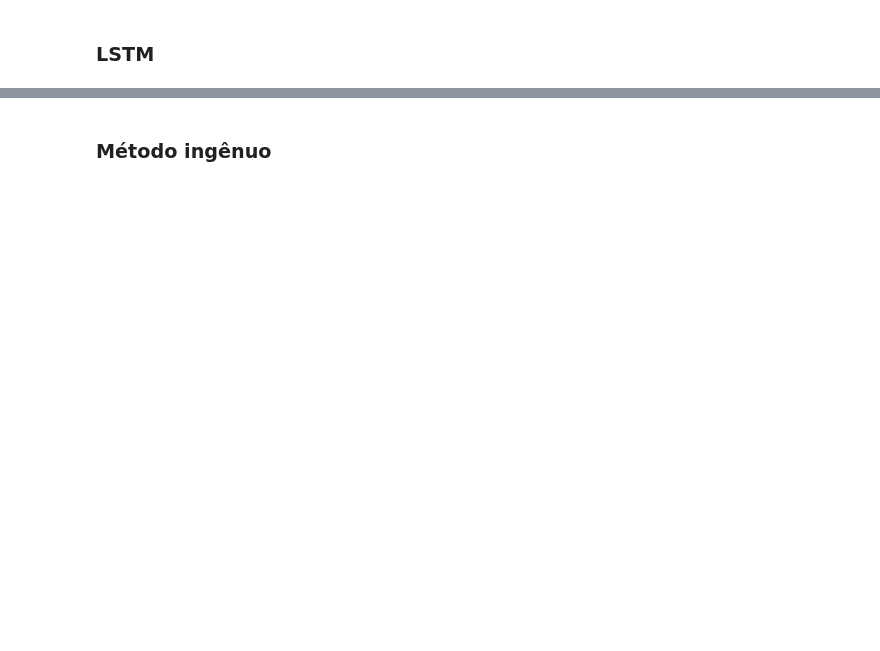
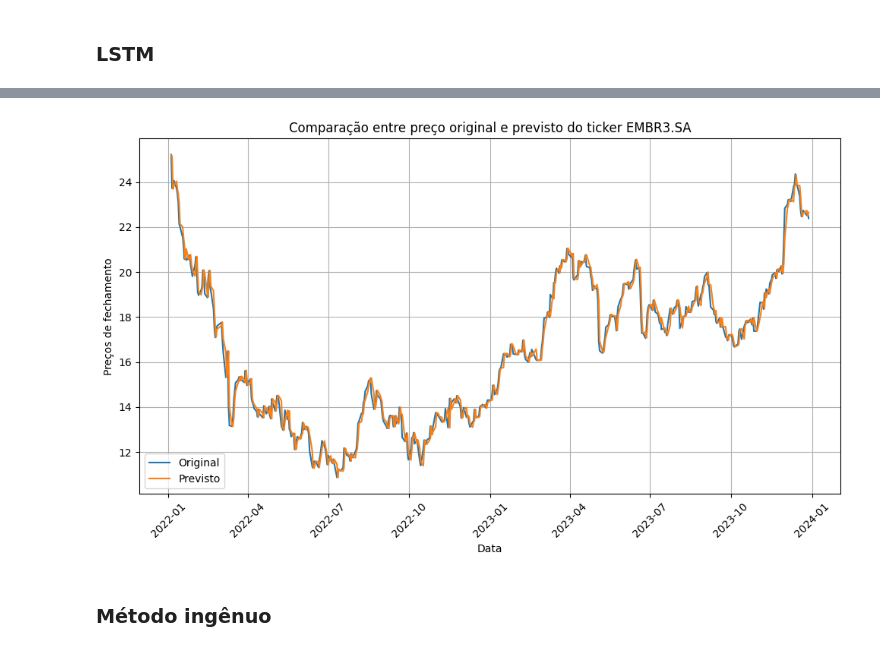
Before and after one commit to KayoRBC/TCC, a Jupyter notebook: notebook.ipynb, the cells around one changed output, grey strips where cells are left out. Drawn from its saved outputs; the diff is of its cells as text; code cells hidden in the pictures; blank space fills up the shorter version.

```diff
--- a/notebook.ipynb
+++ b/notebook.ipynb
@@ -889,0 +408,28 @@ plot_first_ticker_model_results(dict_lstm_pred_results, dict_train_periods, dict
+# %%
+def get_windows(train: pd.Series, test: pd.Series, window_size: int):
+    # prepara windows para treino
+    window_train = pd.DataFrame({"d": train.values}, index=train.index)
+    for s in range(1, window_size):
+        window_train[f"d+{s}"] = window_train["d"].shift(-s)
+    X_train = window_train.dropna().reset_index(drop=True)
+    X_train = X_train.iloc[:-1] # remove ultima janela pois ela nao tem um y_train respectivo
+    y_train = window_train[["d"]].iloc[window_size:].reset_index(drop=True)
+
+    # prepara windows para teste
+    window_test = pd.DataFrame({"d": test.values}, index=test.index)
+    train_final = pd.DataFrame({"d": train.values[-window_size:]}, index=train.index[-window_size:])
+    window_test = pd.concat([train_final, window_test]).sort_index() # concatena com o final dos dados de treino
+    for s in range(1, window_size):
+        window_test[f"d+{s}"] = window_test["d"].shift(-s)
+    X_test = window_test.dropna().reset_index(drop=True)
+    X_test = X_test.iloc[:-1] # remove ultima janela pois ela nao tem um y_test respectivo
+    y_test = window_test[['d']].iloc[window_size:].reset_index(drop=True)
+
+    return X_train,X_test,y_train,y_test
+
+# mostra exemplo de como ficou
+X_train, X_test, y_train, y_test = get_windows(get_first(dict_train_history)["Close"], get_first(dict_test_history)["Close"], window_size=max_window_size)
+display(X_train)
+display(y_train)
+display(X_test)
+display(y_test)
@@ -890,2 +586,11 @@ plot_first_ticker_model_results(dict_lstm_pred_results, dict_train_periods, dict
+# %%
+ticker_name = "EMBR3.SA"
+plot_predictions(
+    test=dict_test_history[ticker_name]["Close"],
+    pred=dict_lstm_pred_results[ticker_name]["Predictions"],
+    title=f"Comparação entre preço original e previsto do ticker {ticker_name}"
+)
+# %% [output]
+[figure, added]
 # %% [markdown]
 ### Método ingênuo
```
Also changed, not shown: parts of 34 cells of this notebook, 3 other files.
